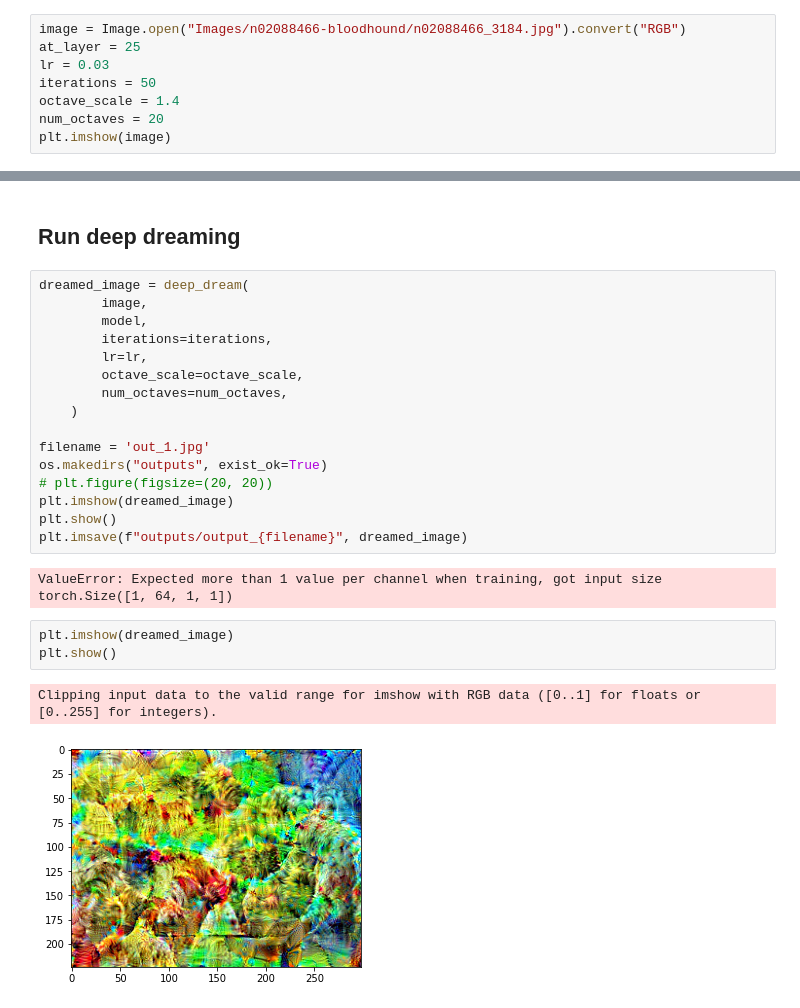
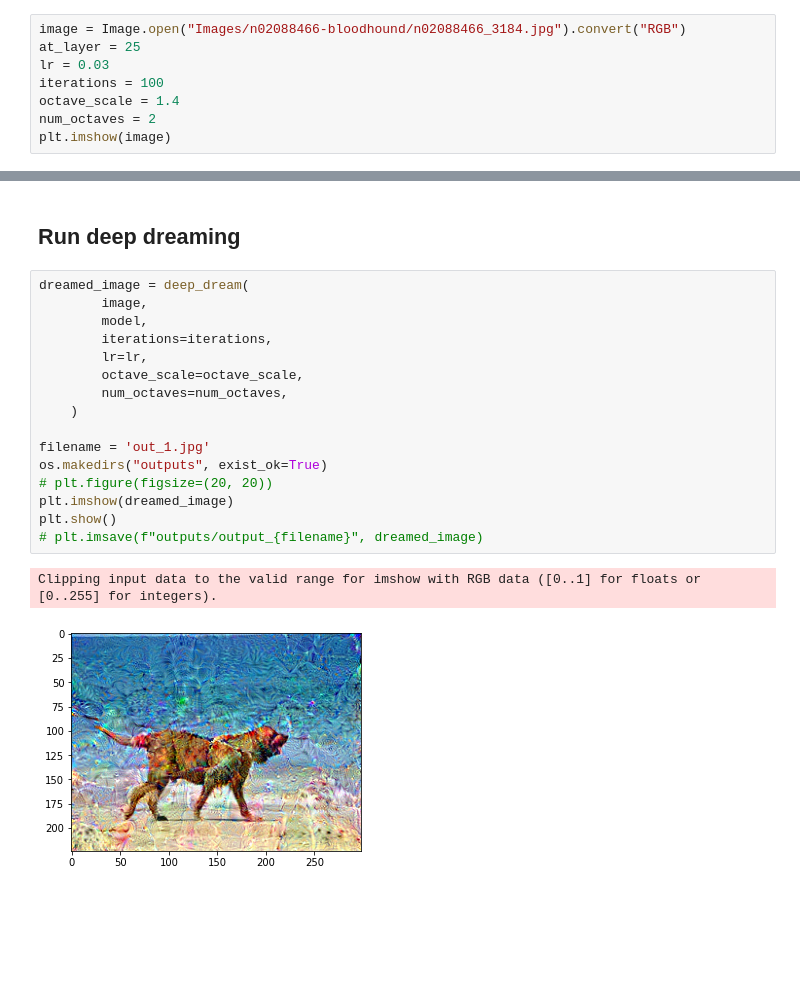
Before and after one commit to tiskus333/SNR_ResNet50, a Jupyter notebook: deep_dream.ipynb, the cells around one changed output, grey strips where cells are left out. Saved outputs shown, nothing was run; the diff lists cells and outputs as text; blank space fills up the shorter version.

```diff
--- a/deep_dream.ipynb
+++ b/deep_dream.ipynb
@@ -80,9 +80,9 @@ def deep_dream(image, model, iterations, lr, octave_scale, num_octaves):
 image = Image.open("Images/n02088466-bloodhound/n02088466_3184.jpg").convert("RGB")
 at_layer = 25
 lr = 0.03
-iterations = 50
+iterations = 100
 octave_scale = 1.4
-num_octaves = 20
+num_octaves = 2
 plt.imshow(image)
 # %% [output]
 <matplotlib.image.AxesImage at 0x...>
@@ -118,24 +118,19 @@ ResNet(
 # %%
 dreamed_image = deep_dream(
         image,
         model,
         iterations=iterations,
         lr=lr,
         octave_scale=octave_scale,
         num_octaves=num_octaves,
     )
 
 filename = 'out_1.jpg'
 os.makedirs("outputs", exist_ok=True)
 # plt.figure(figsize=(20, 20))
 plt.imshow(dreamed_image)
 plt.show()
-plt.imsave(f"outputs/output_{filename}", dreamed_image)
+# plt.imsave(f"outputs/output_{filename}", dreamed_image)
 # %% [output]
-ValueError: Expected more than 1 value per channel when training, got input size torch.Size([1, 64, 1, 1])
+Clipping input data to the valid range for imshow with RGB data ([0..1] for floats or [0..255] for integers).
+[figure, added]
-# %%
-plt.imshow(dreamed_image)
-plt.show()
-# %% [output]
-Clipping input data to the valid range for imshow with RGB data ([0..1] for floats or [0..255] for integers).
-[figure, removed]
```
